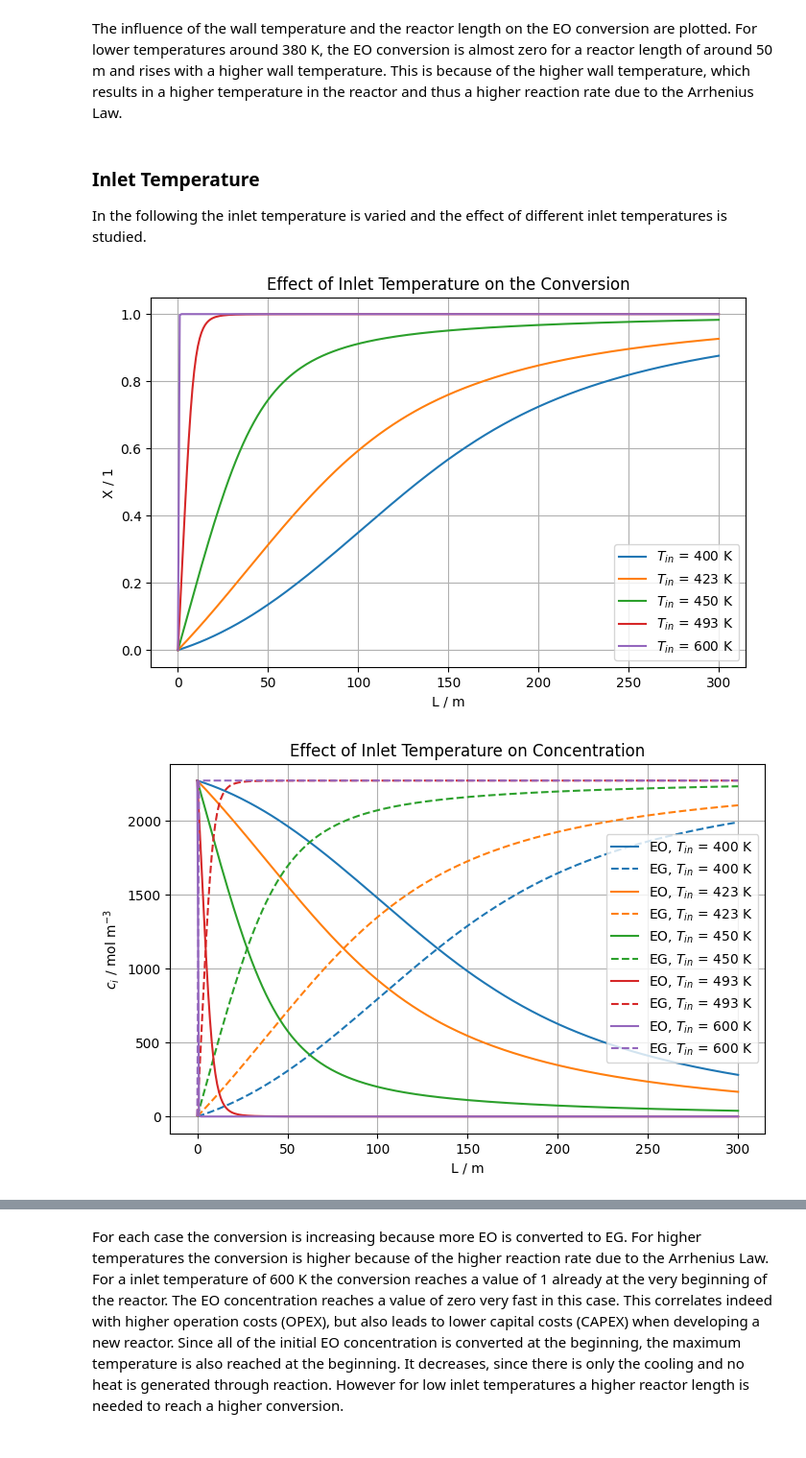
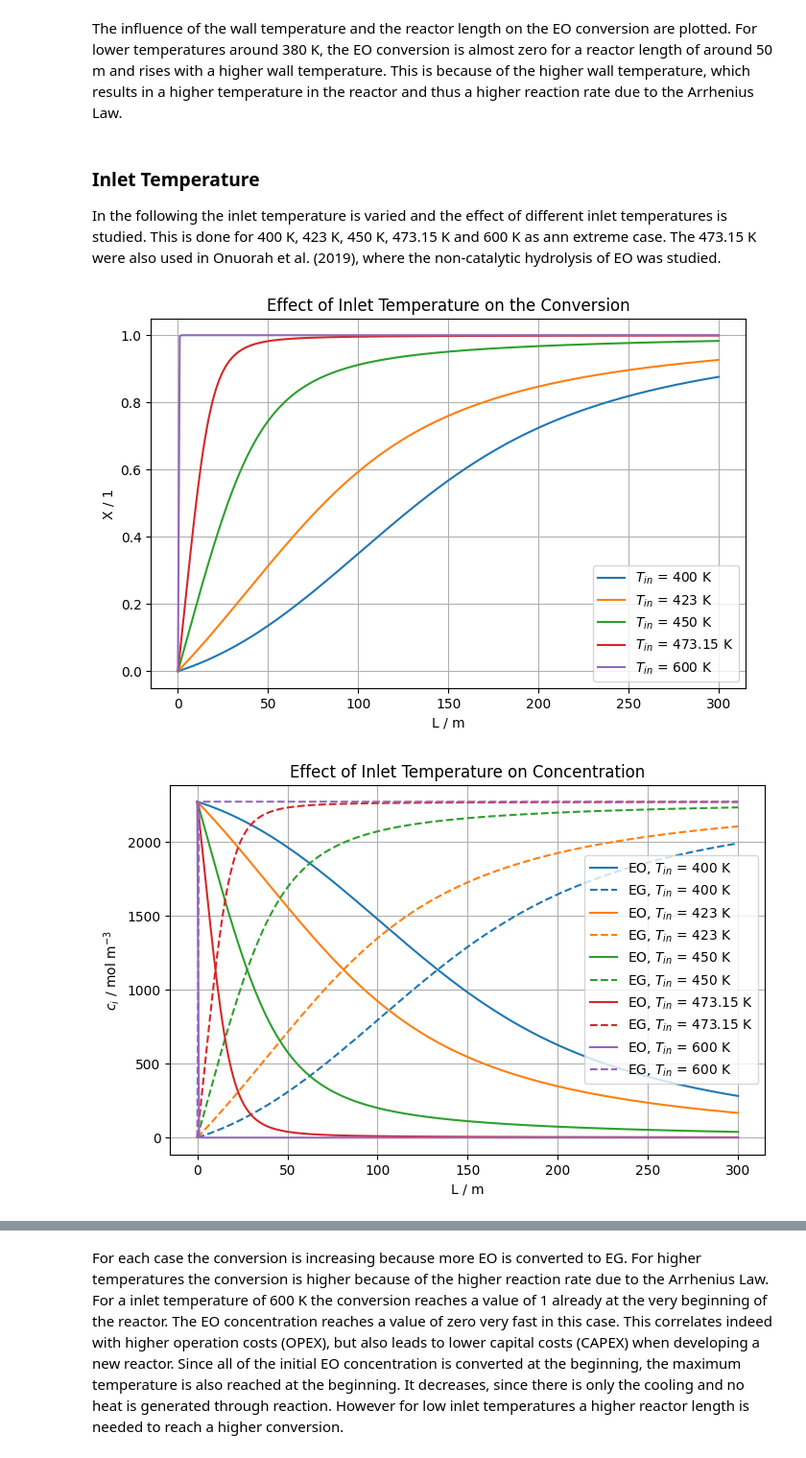
Before and after one commit to ivanna1398-dotcom/CRE-Assignment-3, a Jupyter notebook: Group 6 Assignment 3.0.ipynb, the cells around one changed output, grey strips where cells are left out. Shown at 96% size. Cells and saved outputs as stored; diff of their text form; code cells hidden in the pictures.

```diff
--- a/Group 6 Assignment 3.0.ipynb
+++ b/Group 6 Assignment 3.0.ipynb
@@ -521,13 +521,13 @@ The influence of the wall temperature and the reactor length on the EO conversio
 # %% [markdown]
 ### Inlet Temperature
 
-In the following the inlet temperature is varied and the effect of different inlet temperatures is studied.
+In the following the inlet temperature is varied and the effect of different inlet temperatures is studied. This is done for 400 K, 423 K, 450 K, 473.15 K and 600 K as ann extreme case. The 473.15 K were also used in Onuorah et al. (2019), where the non-catalytic hydrolysis of EO was studied.
 # %%
 # Reset base case
 
 reset_base_case()
 
-Tin_list = [400, 423, 450, 493, 600]
+Tin_list = [400, 423, 450, 473.15, 600]
 
 plt.figure(figsize=(8,5))
 
@@ -586,32 +586,32 @@ plt.show()
 
 plt.figure(figsize=(8,5))
 
 for Tin_case in Tin_list:
 
     Tin = Tin_case
 
     y0 = np.array([cEO0, cEG0, Tin_case])
 
     sol_case = solve_ivp(
         PFTR,
         [0,L],
         y0,
         method='BDF',
         t_eval=zeval
     )
 
     plt.plot(sol_case.t,
              sol_case.y[2],
              label=f'EO, $T_{{in}}$ = {Tin_case} K')
 
 plt.xlabel('L / m')
 plt.ylabel('T / K')
 plt.title('Effect of Inlet Temperature on Temperature in the Reactor')
 plt.grid(True)
 plt.legend()
 plt.show()
 
 u = 1.0
 # %% [output]
-[figure, old version]
+[figure, new version]
-[figure, old version]
+[figure, new version]
```
Also changed, not shown: parts of 8 cells of this notebook.
